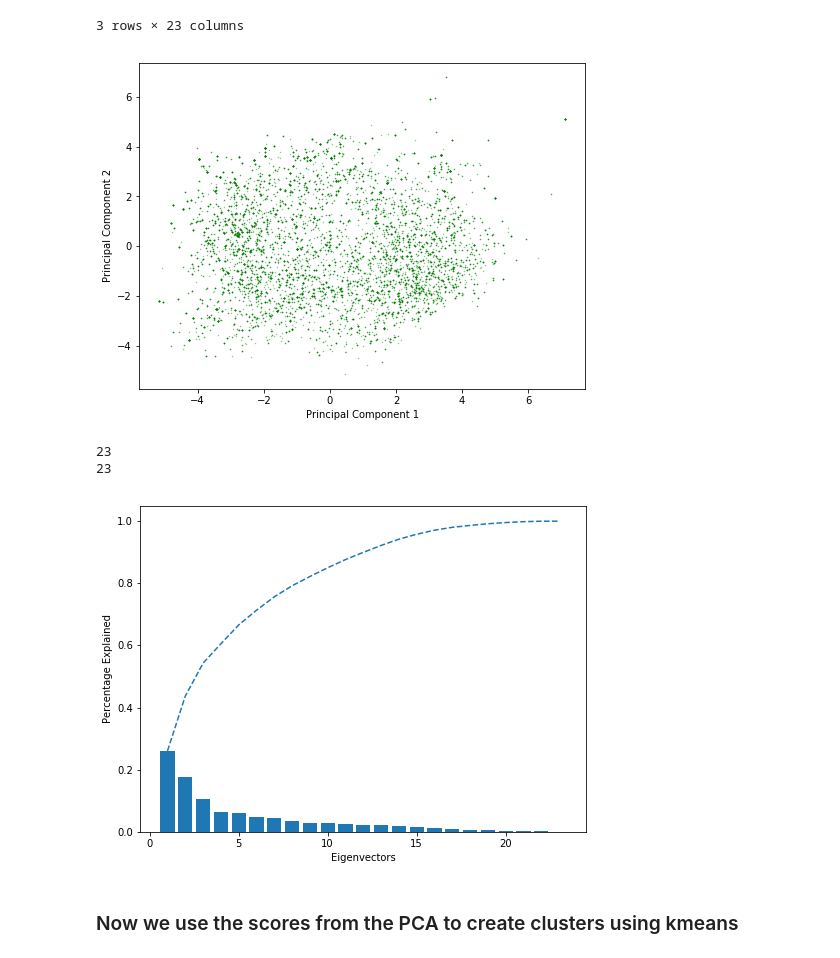
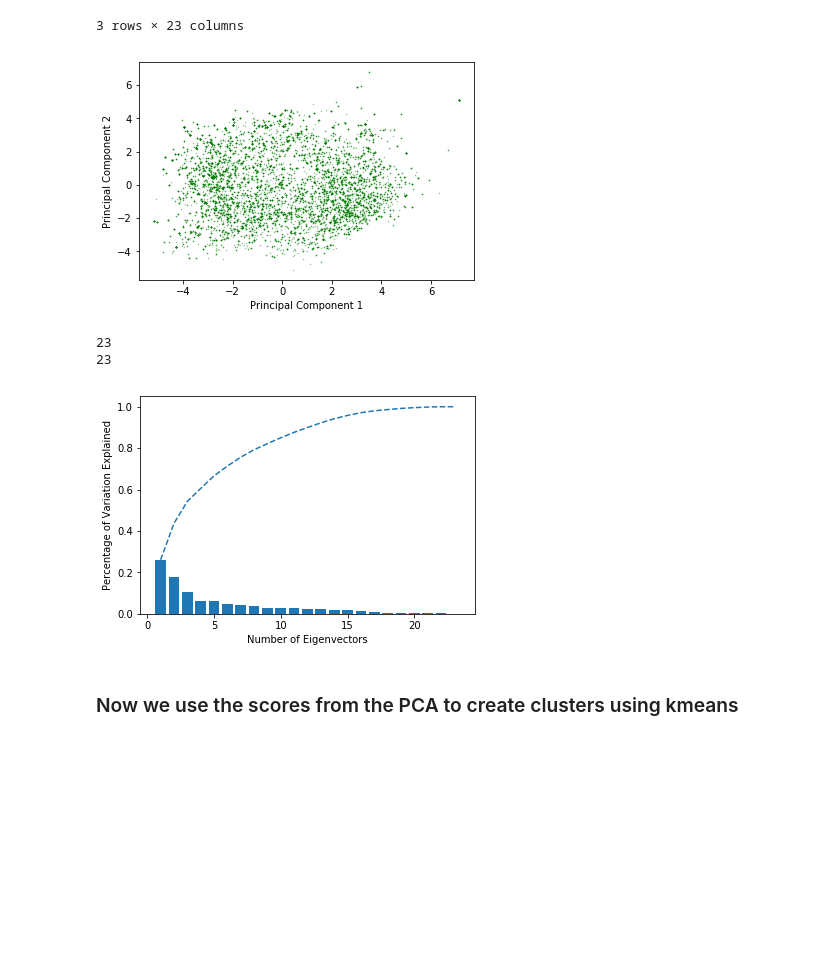
Before and after one commit to jarednolan/Upzoning, a Jupyter notebook: PCA_analysis.ipynb, the cells around one changed output. Drawn from its saved outputs; the diff is of its cells as text; code cells hidden in the pictures; blank space fills up the shorter version.

```diff
--- a/PCA_analysis.ipynb
+++ b/PCA_analysis.ipynb
@@ -29,7 +29,7 @@ tract_data.head(1)
 #specify datatypes so FIPS numbers, etc. read in properly
 dtypes2 = {'GEOID': 'str', 'Agency': 'str', 'Stop ID': 'str'}
 
-station_data = pd.read_csv('best_matches.csv', delimiter=',', dtype=dtypes2)
+station_data = pd.read_csv(path + 'best_matches.csv', delimiter=',', dtype=dtypes2)
 
 station_small = station_data[['GEOID','Agency','Stop ID','station_area','tract_area','geometry','overlap_area','key','mode']]
 station_small.head(1)
@@ -181,13 +181,14 @@ pca_df.head(3)
 | 2 | 0.177736 | 2.618617 | 1.232179 | -2.07491 | 1.755407 | 1.668442 | 1.025928 | 0.148406 | 0.338302 | -0.440213 | ... | ... |
 3 rows × 23 columns
 # %%
-plt.figure(1, figsize=(8,6), )
+plt.figure(1, figsize=(6,4), )
 ax = plt.scatter(pca_df.loc[:,0], pca_df.loc[:,1], color='g', alpha=.5, edgecolor='g', s=0.2)
 plt.xlabel('Principal Component 1')
 plt.ylabel('Principal Component 2')
+plt.savefig('principal_comps.png')
 plt.show()
 # %% [output]
-[figure, old version]
+[figure, new version]
 # %%
 explained = pca.explained_variance_ratio_
 explained_sum = np.cumsum(explained)
@@ -199,16 +200,17 @@ print(len(eigenvector))
 23
 23
 # %%
-fig, ax = plt.subplots(1, figsize=(8,6))
+fig, ax = plt.subplots(1, figsize=(6,4))
 
 ax.bar(eigenvector, explained)
 ax.plot(eigenvector, explained_sum, '--')
-ax.set_xlabel('Eigenvectors')
-ax.set_ylabel('Percentage Explained')
+ax.set_xlabel('Number of Eigenvectors')
+ax.set_ylabel('Percentage of Variation Explained')
 
+plt.savefig('variation explained.png')
 plt.show()
 # %% [output]
-[figure, old version]
+[figure, new version]
 # %% [markdown]
 ### Now we use the scores from the PCA to create clusters using kmeans
 # %%
```
Also changed, not shown: parts of 14 cells of this notebook, 3 other files.
